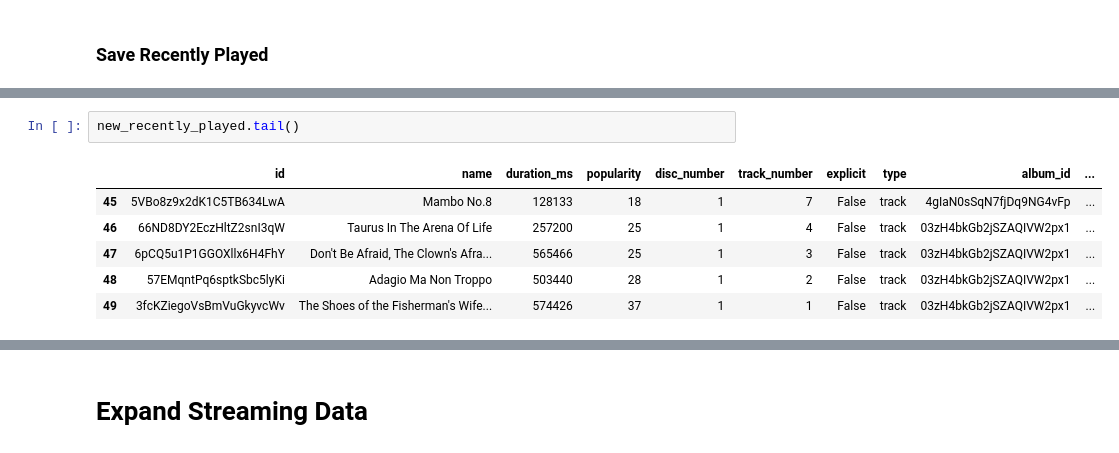
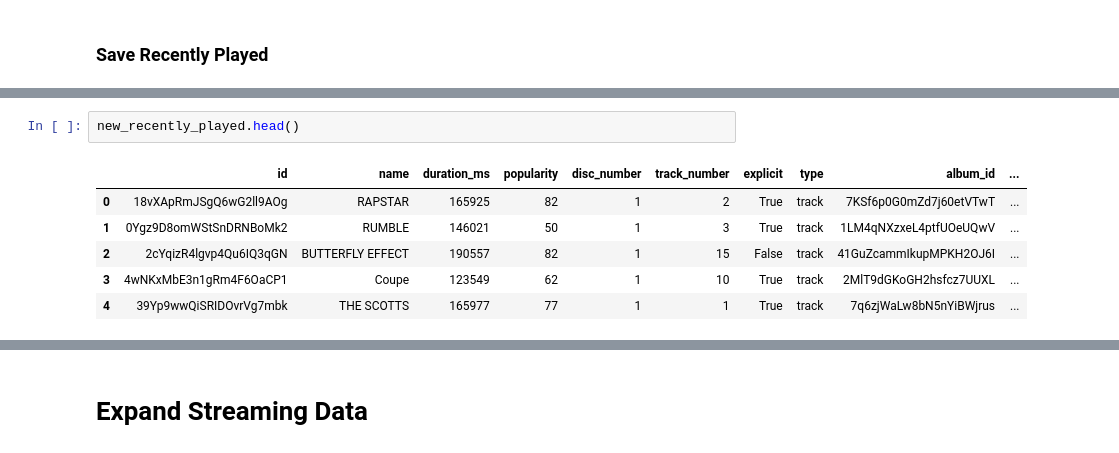
Before and after one commit to spryger-zz/explore_spotify, a Jupyter notebook: spotify_data_analysis.ipynb, the cells around one changed output, grey strips where cells are left out. Saved outputs shown, nothing was run; the diff lists cells and outputs as text.

```diff
--- a/spotify_data_analysis.ipynb
+++ b/spotify_data_analysis.ipynb
@@ -230,12 +372,12 @@ len(new_recently_played)
 # %%
-new_recently_played.tail()
+new_recently_played.head()
 # %% [output]
 |  | id | name | duration_ms | popularity | disc_number | track_number | explicit | type | album_id | ... |
-| 45 | 5VBo8z9x2dK1C5TB634LwA | Mambo No.8 | 128133 | 18 | 1 | 7 | False | track | 4gIaN0sSqN7fjDq9NG4vFp | ... |
-| 46 | 66ND8DY2EczHltZ2snI3qW | Taurus In The Arena Of Life | 257200 | 25 | 1 | 4 | False | track | 03zH4bkGb2jSZAQIVW2px1 | ... |
-| 47 | 6pCQ5u1P1GGOXllx6H4FhY | Don't Be Afraid, The Clown's Afra... | 565466 | 25 | 1 | 3 | False | track | 03zH4bkGb2jSZAQIVW2px1 | ... |
-| 48 | 57EMqntPq6sptkSbc5lyKi | Adagio Ma Non Troppo | 503440 | 28 | 1 | 2 | False | track | 03zH4bkGb2jSZAQIVW2px1 | ... |
-| 49 | 3fcKZiegoVsBmVuGkyvcWv | The Shoes of the Fisherman's Wife... | 574426 | 37 | 1 | 1 | False | track | 03zH4bkGb2jSZAQIVW2px1 | ... |
+| 0 | 18vXApRmJSgQ6wG2ll9AOg | RAPSTAR | 165925 | 82 | 1 | 2 | True | track | 7KSf6p0G0mZd7j60etVTwT | ... |
+| 1 | 0Ygz9D8omWStSnDRNBoMk2 | RUMBLE | 146021 | 50 | 1 | 3 | True | track | 1LM4qNXzxeL4ptfUOeUQwV | ... |
+| 2 | 2cYqizR4lgvp4Qu6IQ3qGN | BUTTERFLY EFFECT | 190557 | 82 | 1 | 15 | False | track | 41GuZcammIkupMPKH2OJ6I | ... |
+| 3 | 4wNKxMbE3n1gRm4F6OaCP1 | Coupe | 123549 | 62 | 1 | 10 | True | track | 2MlT9dGKoGH2hsfcz7UUXL | ... |
+| 4 | 39Yp9wwQiSRIDOvrVg7mbk | THE SCOTTS | 165977 | 77 | 1 | 1 | True | track | 7q6zjWaLw8bN5nYiBWjrus | ... |
 # %%
 save_new_recently_played(new_recently_played)
 # %% [output]
```
Also changed, not shown: parts of 54 cells of this notebook.
